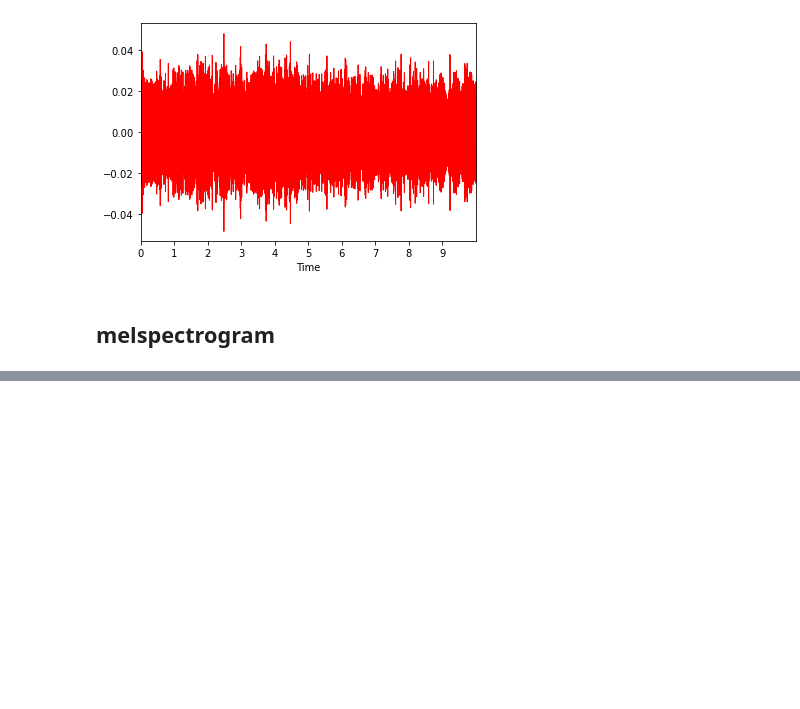
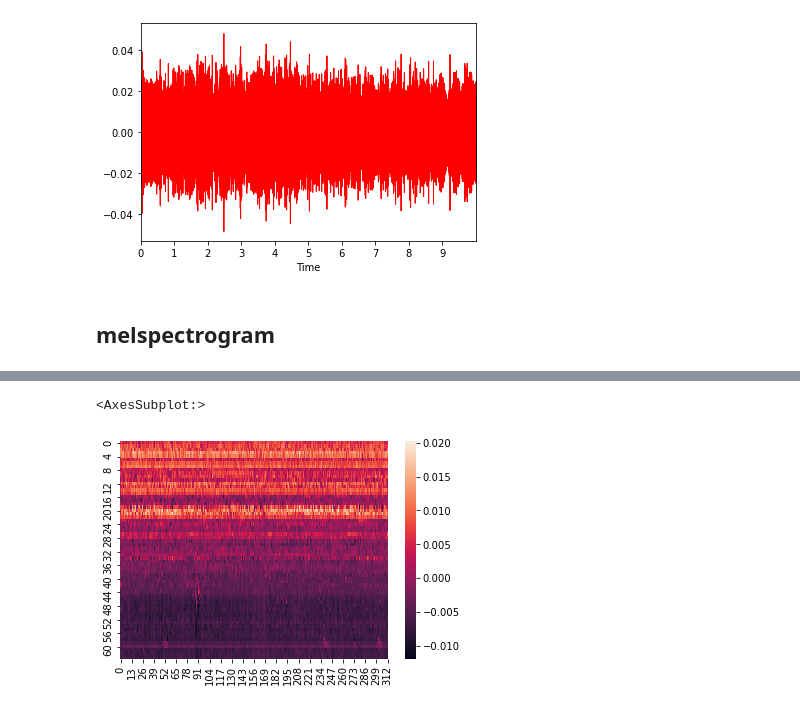
Before and after one commit to HirokiNarita/dcase2020task2, a Jupyter notebook: EDA/MY_EDA/EDA.ipynb, the cells around one changed output, grey strips where cells are left out. Cells and saved outputs as stored; diff of their text form; code cells hidden in the pictures; blank space fills up the shorter version.

```diff
--- a/EDA/MY_EDA/EDA.ipynb
+++ b/EDA/MY_EDA/EDA.ipynb
@@ -261,0 +276,7 @@ anomaly plot
+# %%
+mtx1, mtx2, disparity = procrustes(log_S1_1, log_S0_1)
+# %%
+sns.heatmap(mtx2)
+# %% [output]
+<AxesSubplot:>
+[figure, added]
```
Also changed, not shown: parts of 6 cells of this notebook, 54 other files.
